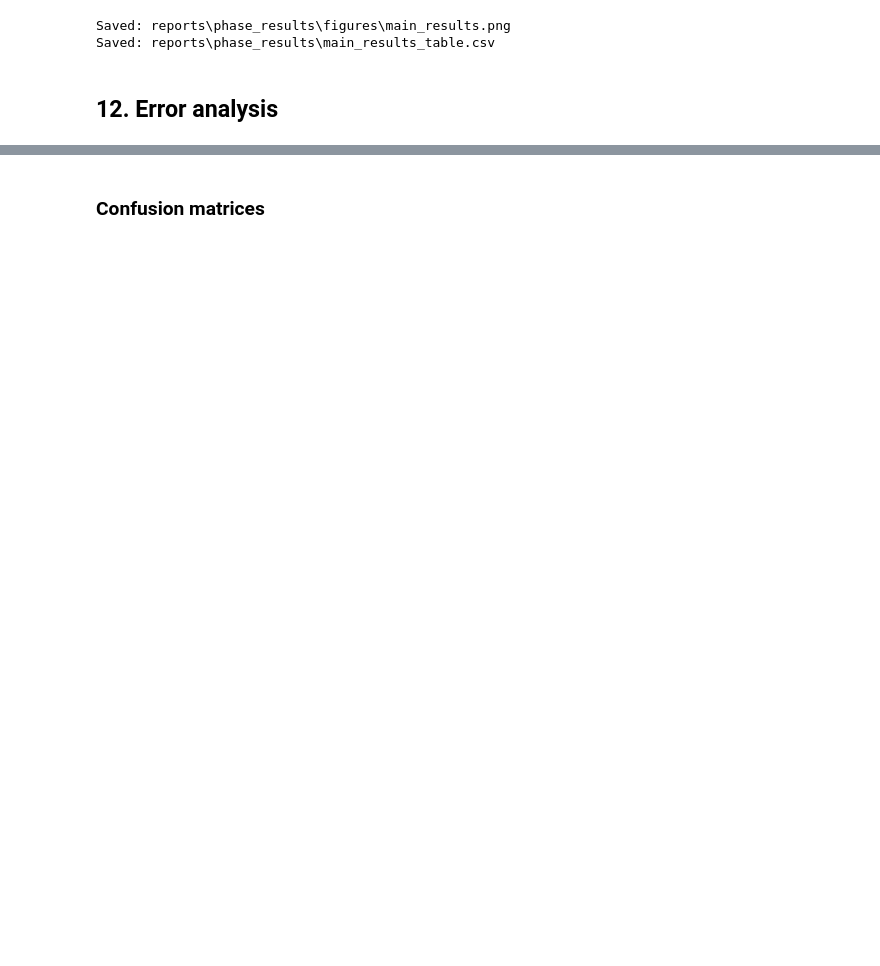
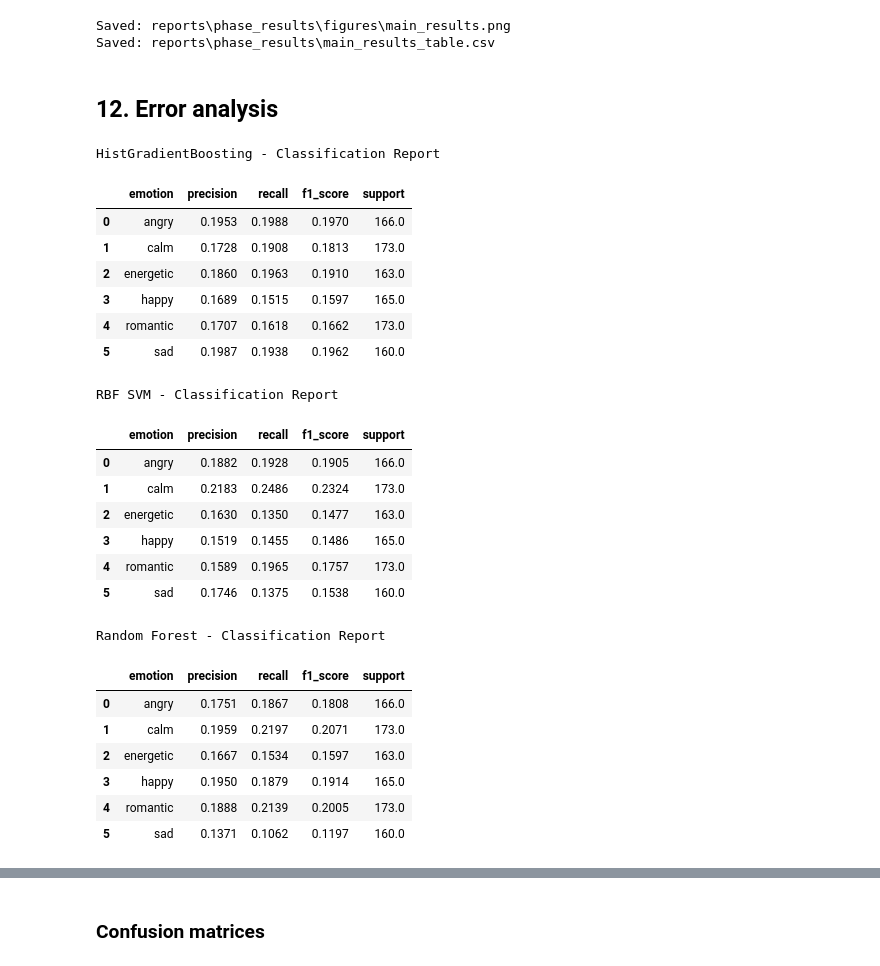
Before and after one commit to justinseeuoit/machine-learning-course-project, a Jupyter notebook: notebooks/3.0-experiments.ipynb, the cells around one changed output, grey strips where cells are left out. Saved outputs shown, nothing was run; the diff lists cells and outputs as text; code cells hidden in the pictures; blank space fills up the shorter version.

```diff
--- a/notebooks/3.0-experiments.ipynb
+++ b/notebooks/3.0-experiments.ipynb
@@ -916,3 +915,58 @@ Saved: reports\phase_results\figures\main_results.png
 Saved: reports\phase_results\main_results_table.csv
 # %% [markdown]
 ## 12. Error analysis
+# %%
+finalist_class_reports = {}
+
+for finalist in FINALISTS:
+
+    report = classification_report(
+        y_test,
+        test_predictions[finalist],
+        labels=class_names,
+        output_dict=True,
+        zero_division=0
+    )
+
+    classification_report = pd.DataFrame([{
+            "emotion": emotion,
+            "precision": report[emotion]["precision"],
+            "recall": report[emotion]["recall"],
+            "f1_score": report[emotion]["f1-score"],
+            "support": report[emotion]["support"]
+        }
+        for emotion in class_names])
+
+    finalist_class_reports[finalist] = classification_report
+
+    filename = (finalist.lower().replace(" ", "_")+ "_classification_report.csv")
+
+    classification_report.to_csv(REPORTS_DIR / filename,index=False)
+
+    print(f"\n{finalist} - Classification Report")
+    display(classification_report.round(4))
+# %% [output]
+HistGradientBoosting - Classification Report
+|  | emotion | precision | recall | f1_score | support |
+| 0 | angry | 0.1953 | 0.1988 | 0.1970 | 166.0 |
+| 1 | calm | 0.1728 | 0.1908 | 0.1813 | 173.0 |
+| 2 | energetic | 0.1860 | 0.1963 | 0.1910 | 163.0 |
+| 3 | happy | 0.1689 | 0.1515 | 0.1597 | 165.0 |
+| 4 | romantic | 0.1707 | 0.1618 | 0.1662 | 173.0 |
+| 5 | sad | 0.1987 | 0.1938 | 0.1962 | 160.0 |
+RBF SVM - Classification Report
+|  | emotion | precision | recall | f1_score | support |
+| 0 | angry | 0.1882 | 0.1928 | 0.1905 | 166.0 |
+| 1 | calm | 0.2183 | 0.2486 | 0.2324 | 173.0 |
+| 2 | energetic | 0.1630 | 0.1350 | 0.1477 | 163.0 |
+| 3 | happy | 0.1519 | 0.1455 | 0.1486 | 165.0 |
+| 4 | romantic | 0.1589 | 0.1965 | 0.1757 | 173.0 |
+| 5 | sad | 0.1746 | 0.1375 | 0.1538 | 160.0 |
+Random Forest - Classification Report
+|  | emotion | precision | recall | f1_score | support |
+| 0 | angry | 0.1751 | 0.1867 | 0.1808 | 166.0 |
+| 1 | calm | 0.1959 | 0.2197 | 0.2071 | 173.0 |
+| 2 | energetic | 0.1667 | 0.1534 | 0.1597 | 163.0 |
+| 3 | happy | 0.1950 | 0.1879 | 0.1914 | 165.0 |
+| 4 | romantic | 0.1888 | 0.2139 | 0.2005 | 173.0 |
+| 5 | sad | 0.1371 | 0.1062 | 0.1197 | 160.0 |
```
Also changed, not shown: parts of 11 cells of this notebook, 10 other files.
